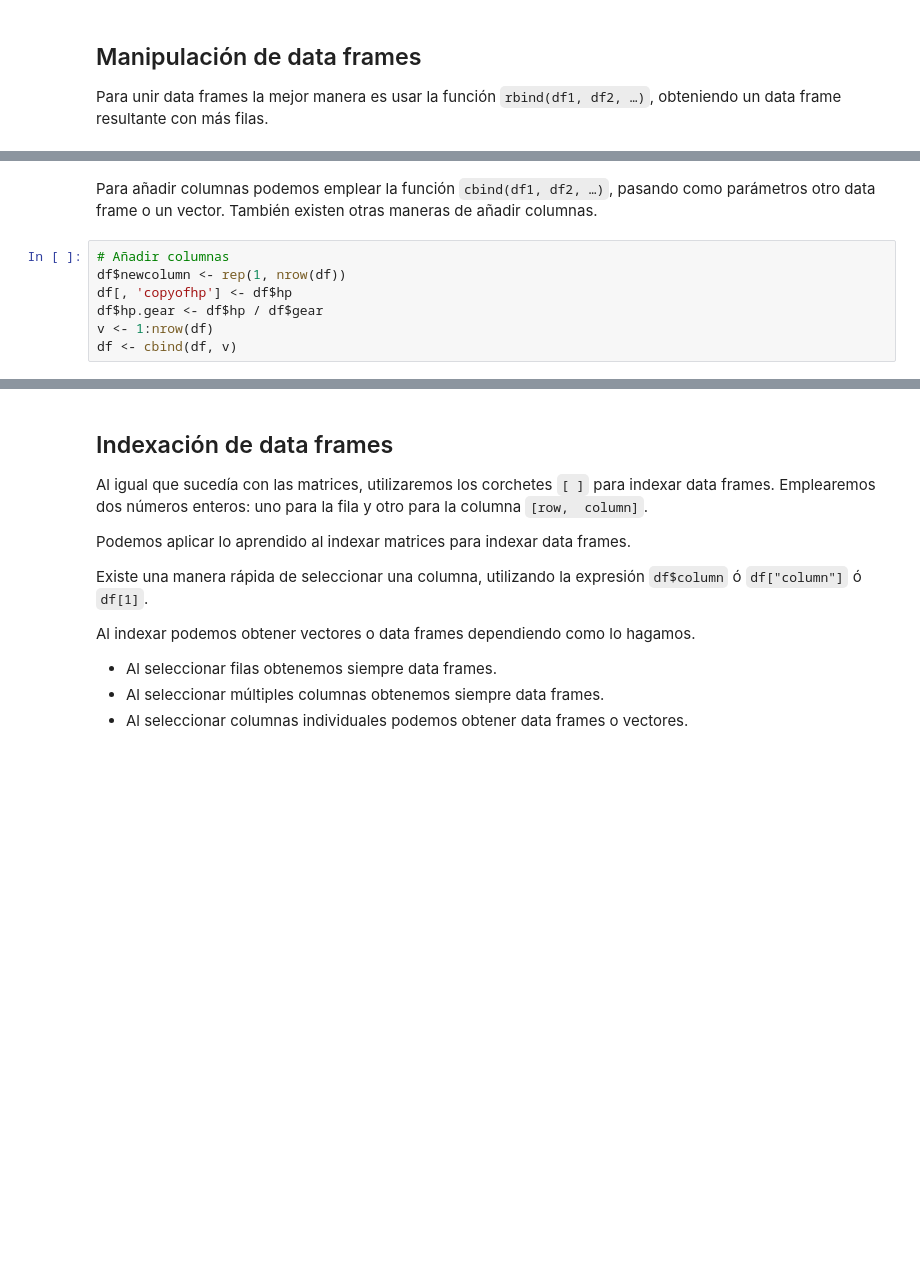
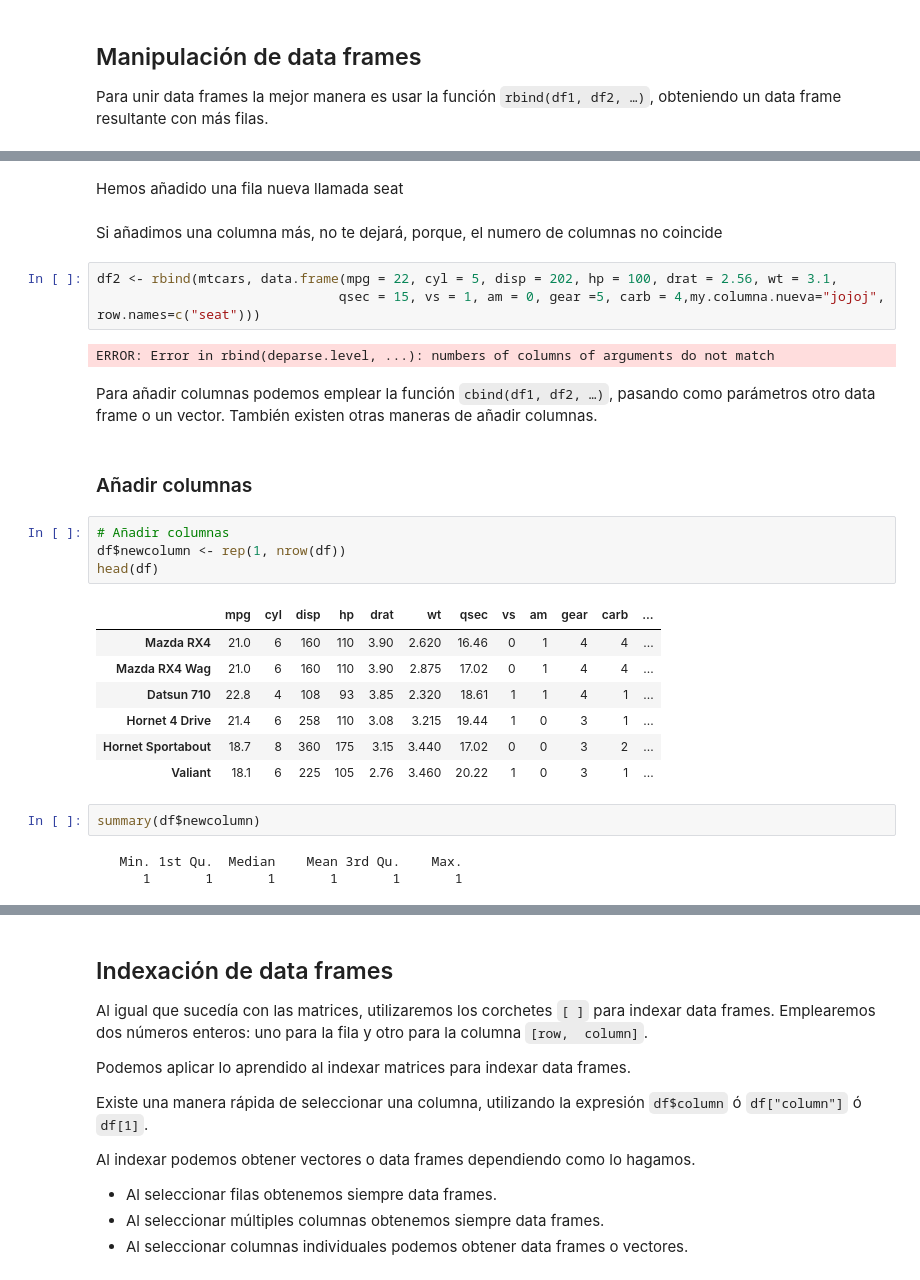
Before and after one commit to huanlui/intro-to-r-notebooks, a Jupyter notebook: 04_Data_Structures_Data_Frame_Student.ipynb, the cells around one changed output, grey strips where cells are left out. Saved outputs shown, nothing was run; the diff lists cells and outputs as text; blank space fills up the shorter version.

```diff
--- a/04_Data_Structures_Data_Frame_Student.ipynb
+++ b/04_Data_Structures_Data_Frame_Student.ipynb
@@ -81,9 +192,30 @@ df <- rbind(mtcars, data.frame(mpg = 22, cyl = 5, disp = 202, hp = 100, drat = 2
+# %% [markdown]
+Hemos añadido una fila nueva llamada seat
+# %% [markdown]
+Si añadimos una columna más, no te dejará, porque, el numero de columnas no coincide
+# %%
+df2 <- rbind(mtcars, data.frame(mpg = 22, cyl = 5, disp = 202, hp = 100, drat = 2.56, wt = 3.1,
+                               qsec = 15, vs = 1, am = 0, gear =5, carb = 4,my.columna.nueva="jojoj", row.names=c("seat")))
+# %% [output]
+ERROR: Error in rbind(deparse.level, ...): numbers of columns of arguments do not match
 # %% [markdown]
 Para añadir columnas podemos emplear la función `cbind(df1, df2, …)`, pasando como  parámetros otro data frame o un vector. También existen otras maneras de añadir columnas.
+# %% [markdown]
+### Añadir columnas
 # %%
 # Añadir columnas
 df$newcolumn <- rep(1, nrow(df))
-df[, 'copyofhp'] <- df$hp
-df$hp.gear <- df$hp / df$gear
-v <- 1:nrow(df)
-df <- cbind(df, v)
+head(df)
+# %% [output]
+|  | mpg | cyl | disp | hp | drat | wt | qsec | vs | am | gear | carb | ... |
+| Mazda RX4 | 21.0 | 6 | 160 | 110 | 3.90 | 2.620 | 16.46 | 0 | 1 | 4 | 4 | ... |
+| Mazda RX4 Wag | 21.0 | 6 | 160 | 110 | 3.90 | 2.875 | 17.02 | 0 | 1 | 4 | 4 | ... |
+| Datsun 710 | 22.8 | 4 | 108 | 93 | 3.85 | 2.320 | 18.61 | 1 | 1 | 4 | 1 | ... |
+| Hornet 4 Drive | 21.4 | 6 | 258 | 110 | 3.08 | 3.215 | 19.44 | 1 | 0 | 3 | 1 | ... |
+| Hornet Sportabout | 18.7 | 8 | 360 | 175 | 3.15 | 3.440 | 17.02 | 0 | 0 | 3 | 2 | ... |
+| Valiant | 18.1 | 6 | 225 | 105 | 2.76 | 3.460 | 20.22 | 1 | 0 | 3 | 1 | ... |
+# %%
+summary(df$newcolumn)
+# %% [output]
+   Min. 1st Qu.  Median    Mean 3rd Qu.    Max.
+      1       1       1       1       1       1
```
Also changed, not shown: parts of 80 cells of this notebook.
